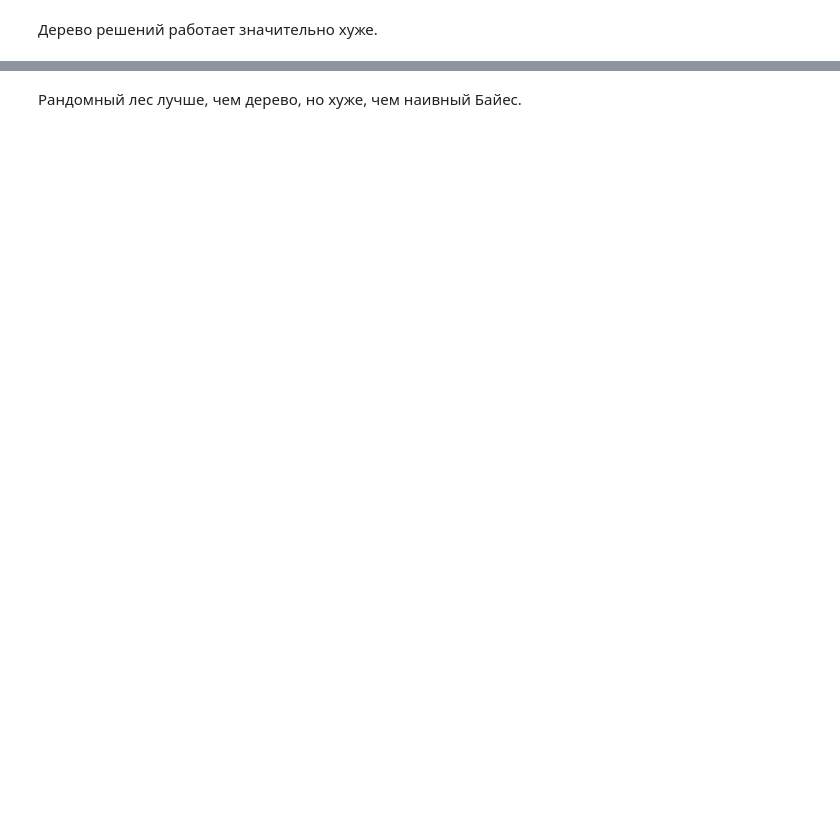
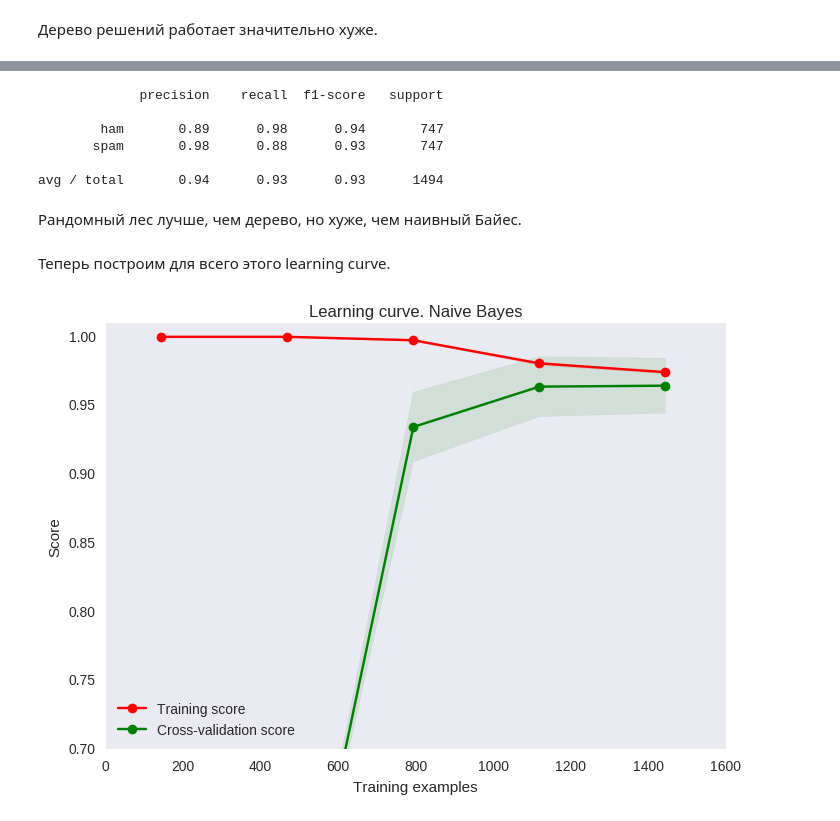
Before and after one commit to maryszmary/ml_hw, a Jupyter notebook: ml_hw2.ipynb, the cells around one changed output, grey strips where cells are left out. Cells and saved outputs as stored; diff of their text form; code cells hidden in the pictures; blank space fills up the shorter version.

```diff
--- a/ml_hw2.ipynb
+++ b/ml_hw2.ipynb
@@ -339,2 +363,53 @@ print(round(cv_results.mean(), 3), round(cv_results.std(), 3))
+# %%
+predicted = cross_val_predict(model, bowed_messages, balanced['label'], cv=10)
+print(classification_report(balanced['label'], predicted))
+# %% [output]
+             precision    recall  f1-score   support
+
+        ham       0.89      0.98      0.94       747
+       spam       0.98      0.88      0.93       747
+
+avg / total       0.94      0.93      0.93      1494
 # %% [markdown]
 Рандомный лес лучше, чем дерево, но хуже, чем наивный Байес.
+# %% [markdown]
+Теперь построим для всего этого learning curve.
+# %%
+# скопипащено из туториала склёрна
+from sklearn.model_selection import learning_curve
+
+def plot_learning_curve(estimator, title, X, y, ylim=None, cv=None,
+                        n_jobs=1, train_sizes=np.linspace(.1, 1.0, 5)):
+    plt.figure()
+    plt.title(title)
+    if ylim is not None:
+        plt.ylim(*ylim)
+    plt.xlabel("Training examples")
+    plt.ylabel("Score")
+    train_sizes, train_scores, test_scores = learning_curve(
+        estimator, X, y, cv=cv, n_jobs=n_jobs, train_sizes=train_sizes)
+    train_scores_mean = np.mean(train_scores, axis=1)
+    train_scores_std = np.std(train_scores, axis=1)
+    test_scores_mean = np.mean(test_scores, axis=1)
+    test_scores_std = np.std(test_scores, axis=1)
+    plt.grid()
+
+    plt.fill_between(train_sizes, train_scores_mean - train_scores_std,
+                     train_scores_mean + train_scores_std, alpha=0.1,
+                     color="r")
+    plt.fill_between(train_sizes, test_scores_mean - test_scores_std,
+                     test_scores_mean + test_scores_std, alpha=0.1, color="g")
+    plt.plot(train_sizes, train_scores_mean, 'o-', color="r",
+             label="Training score")
+    plt.plot(train_sizes, test_scores_mean, 'o-', color="g",
+             label="Cross-validation score")
+
+    plt.legend(loc="best")
+    return plt
+# %%
+# это та модель, которая даёт лучший результат (classification_report для неё там выше)
+plot_learning_curve(naive_model, "Learning curve. Naive Bayes", bowed_messages,
+                    balanced['label'], ylim=(0.7, 1.01), cv=30, n_jobs=4)
+plt.show()
+# %% [output]
+[figure, added]
```
Also changed, not shown: parts of 9 cells of this notebook.
